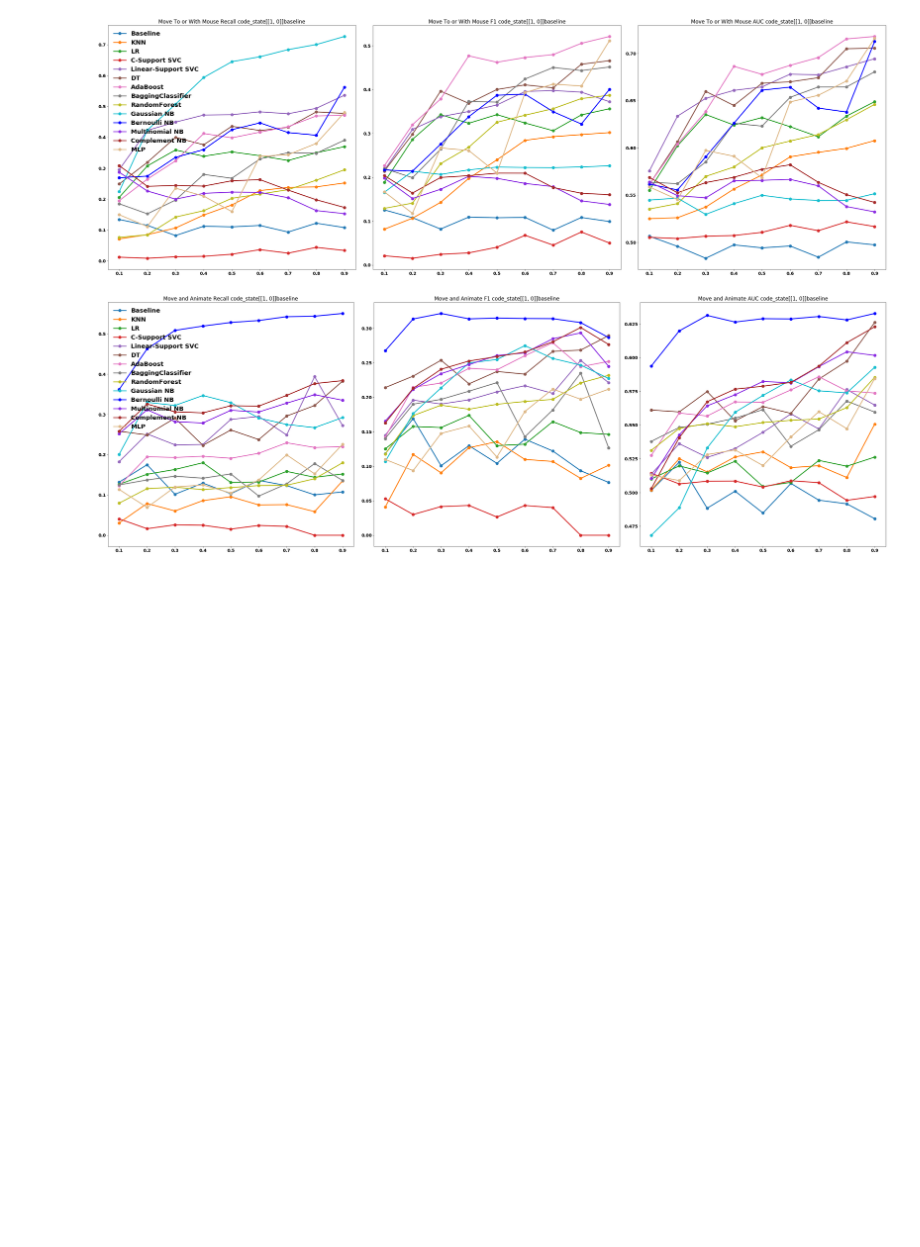
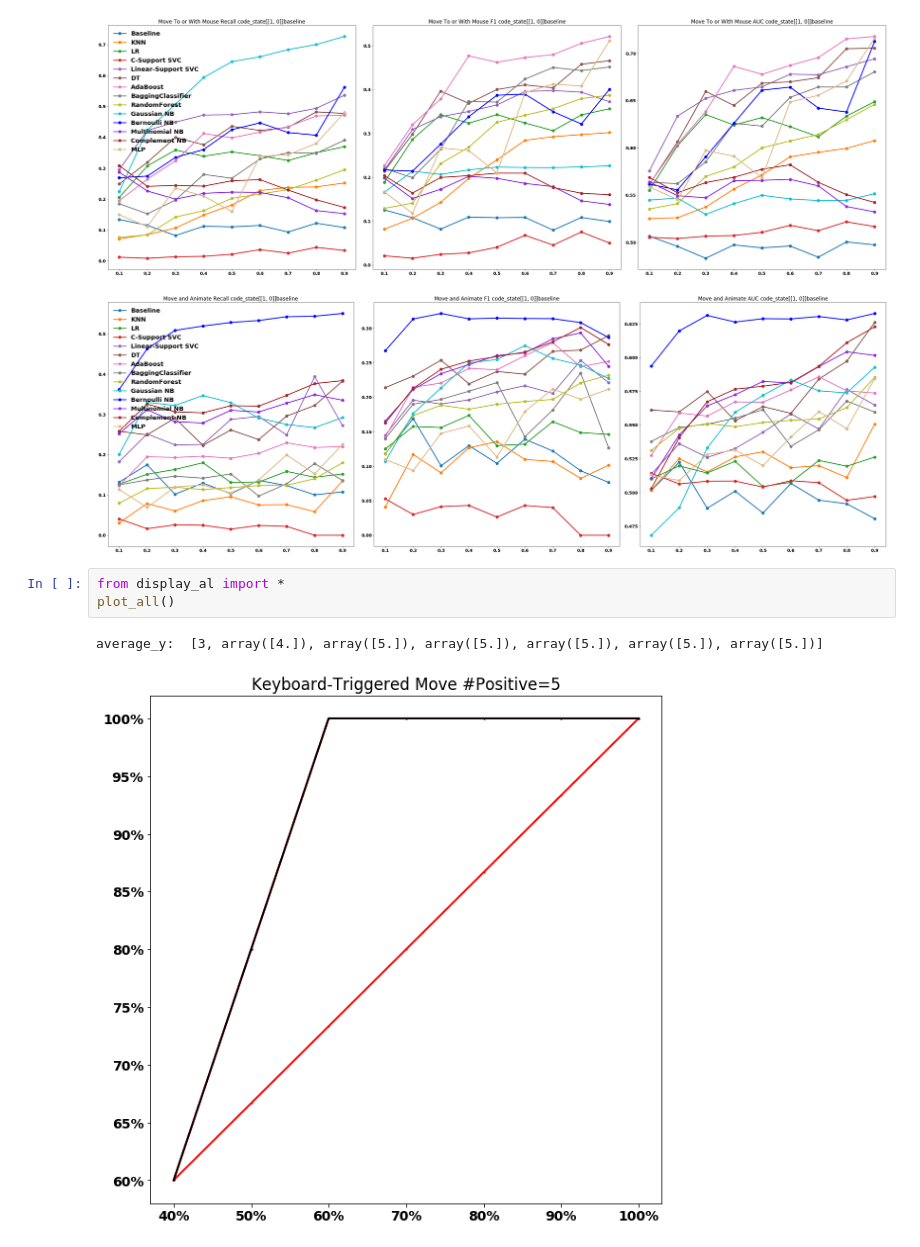
Before and after one commit to emmableu/CuratingExamples, a Jupyter notebook: present0317.ipynb, the cells around one changed output. Saved outputs shown, nothing was run; the diff lists cells and outputs as text; blank space fills up the shorter version.

```diff
--- a/present0317.ipynb
+++ b/present0317.ipynb
@@ -27,3 +27,9 @@ moveanimate
 [figure]
 [figure]
 [figure]
+# %%
+from display_al import *
+plot_all()
+# %% [output]
+average_y:  [3, array([4.]), array([5.]), array([5.]), array([5.]), array([5.]), array([5.])]
+[figure, added]
```
Also changed, not shown: 5 other files.
